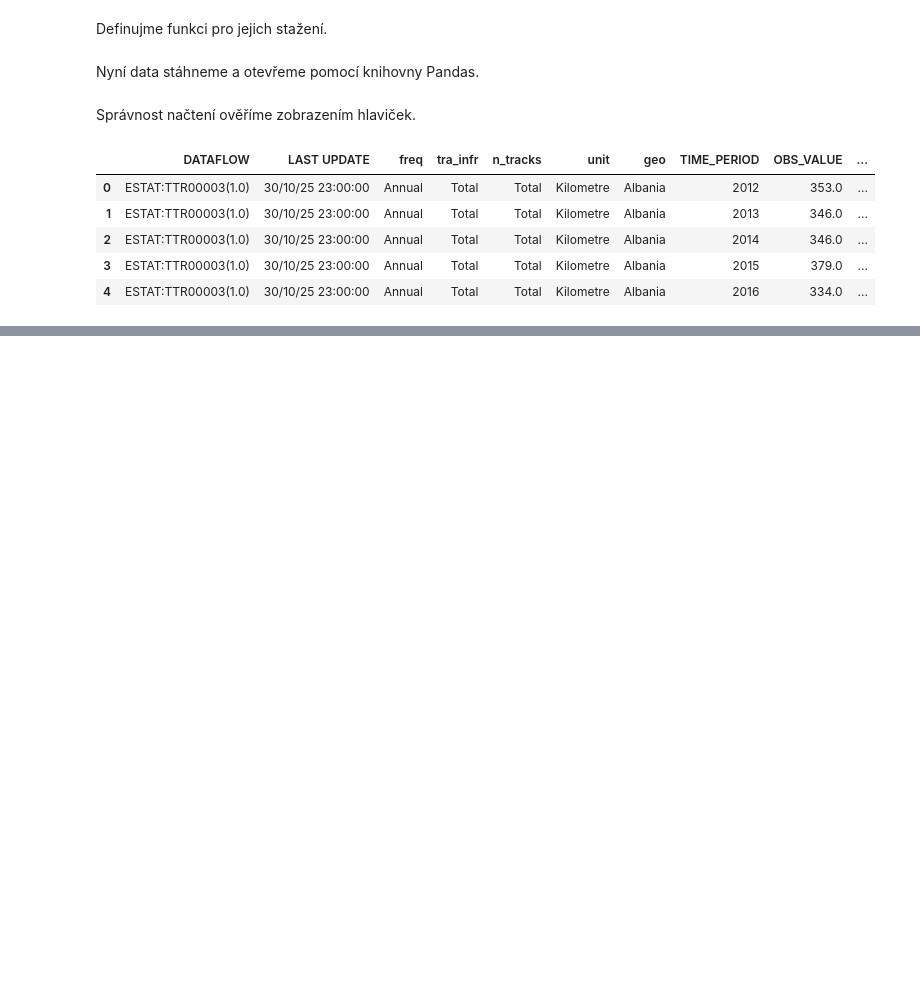
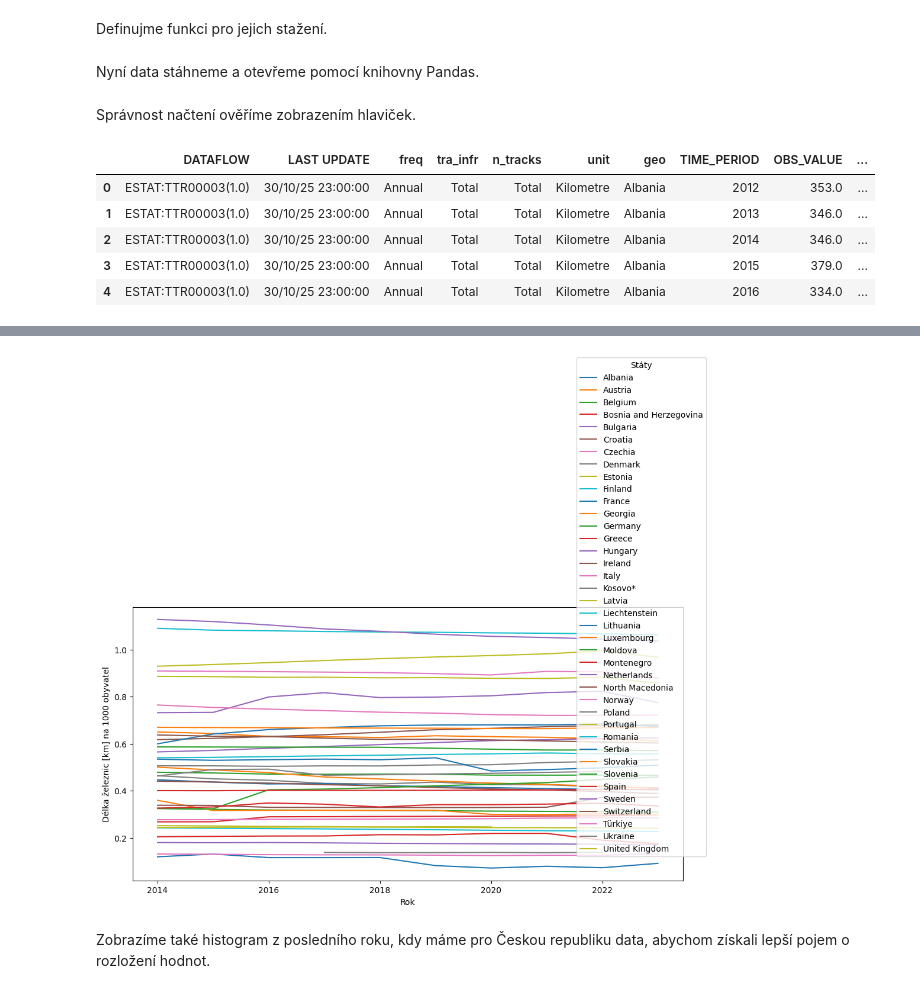
Before and after one commit to gureckyfrantisek/UZPR_skB, a Jupyter notebook: main.ipynb, the cells around one changed output, grey strips where cells are left out. Cells and saved outputs as stored; diff of their text form; code cells hidden in the pictures; blank space fills up the shorter version.

```diff
--- a/main.ipynb
+++ b/main.ipynb
@@ -53,0 +180,6 @@ highway_data.head()
+# %%
+plot_index(railway_pc, "Délka železnic [km] na 1000 obyvatel")
+# %% [output]
+[figure, added]
+# %% [markdown]
+Zobrazíme také histogram z posledního roku, kdy máme pro Českou republiku data, abychom získali lepší pojem o rozložení hodnot.
```
Also changed, not shown: parts of 28 cells of this notebook.
